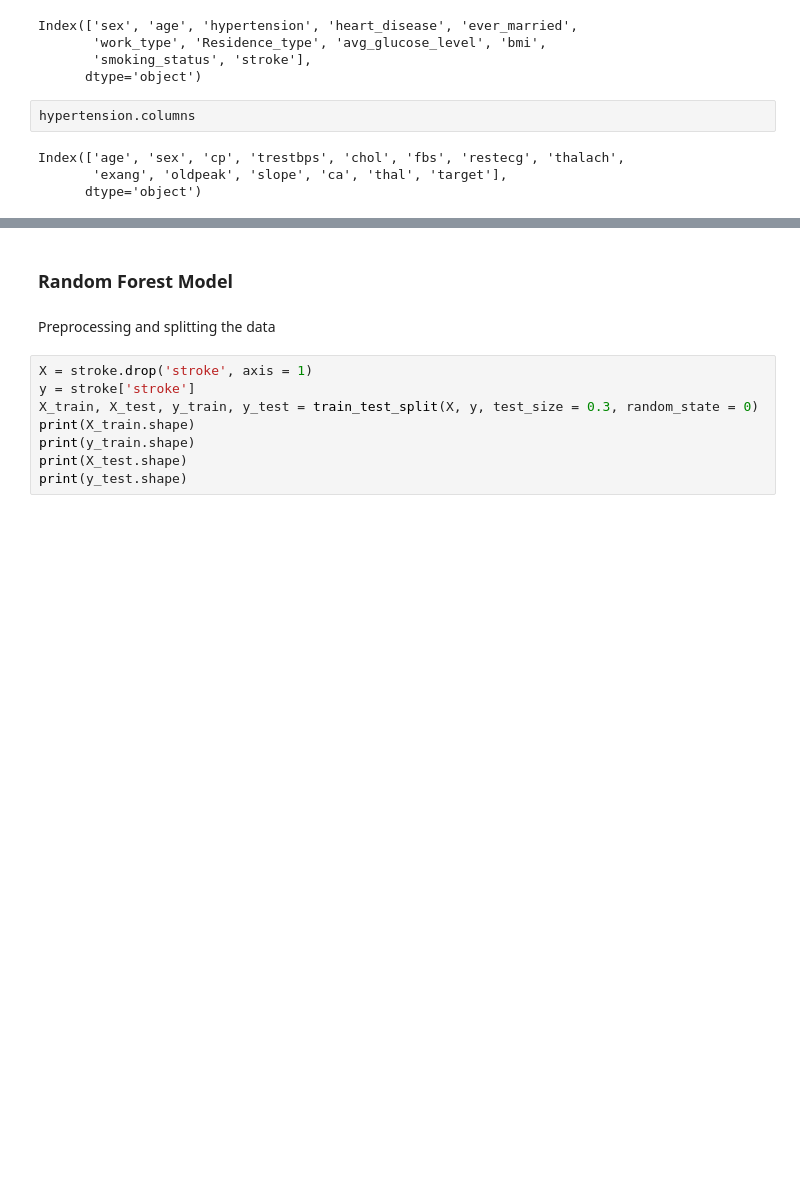
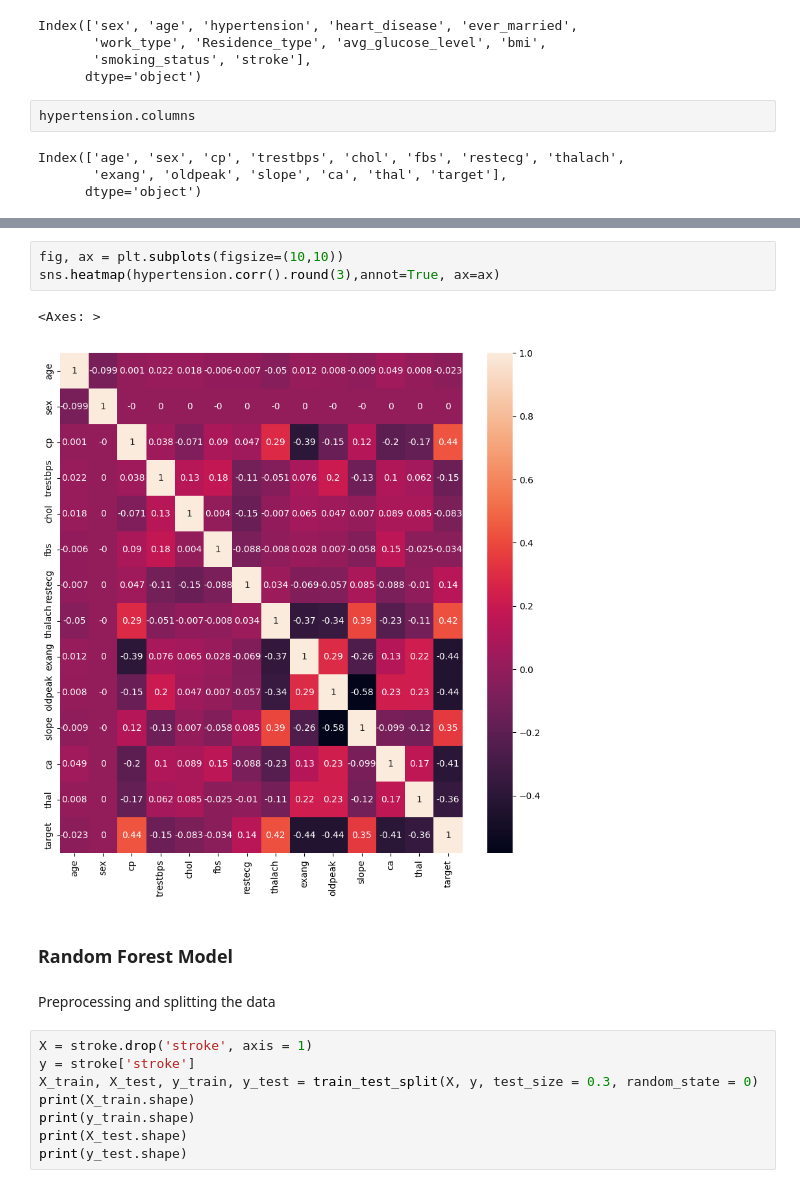
Before and after one commit to Gary-ChenJL/4440_proj, a Jupyter notebook: proj.ipynb, the cells around one changed output, grey strips where cells are left out. Drawn from its saved outputs; the diff is of its cells as text; blank space fills up the shorter version.

```diff
--- a/proj.ipynb
+++ b/proj.ipynb
@@ -117,3 +123,9 @@ Index(['age', 'sex', 'cp', 'trestbps', 'chol', 'fbs', 'restecg', 'thalach',
+# %%
+fig, ax = plt.subplots(figsize=(10,10))
+sns.heatmap(hypertension.corr().round(3),annot=True, ax=ax)
+# %% [output]
+<Axes: >
+[figure, added]
 # %% [markdown]
 ### Random Forest Model
 # %% [markdown]
```
Also changed, not shown: parts of 38 cells of this notebook.
